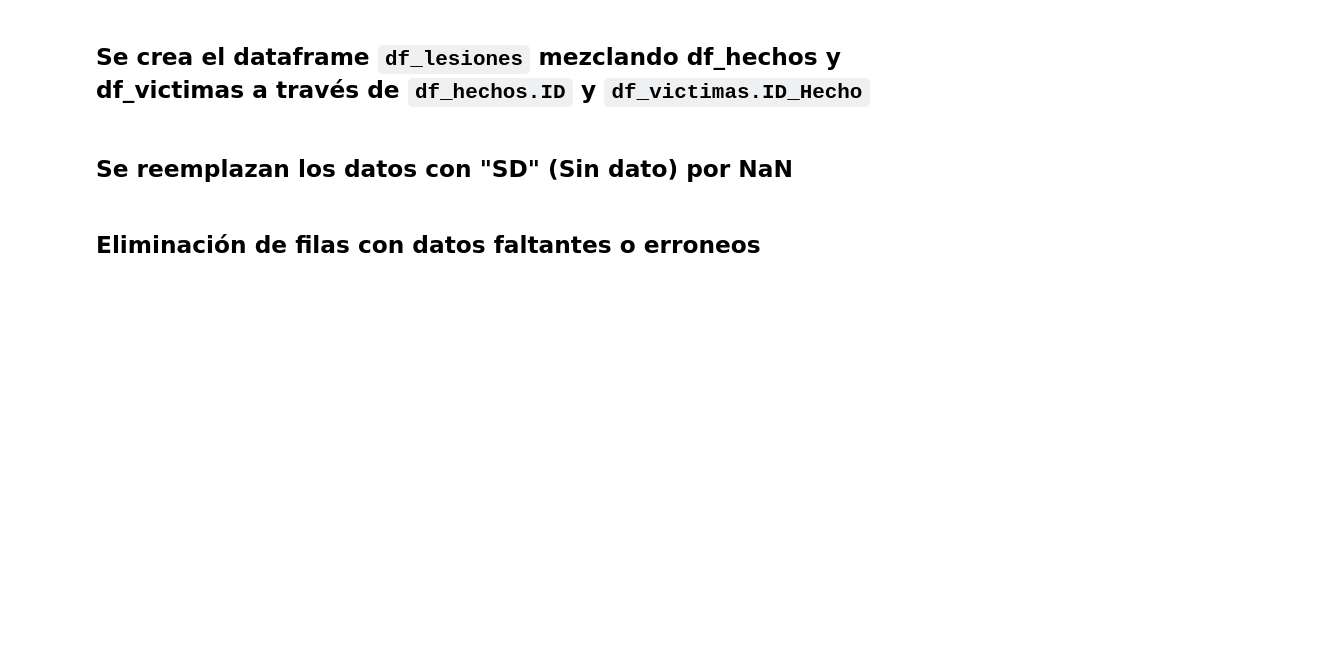
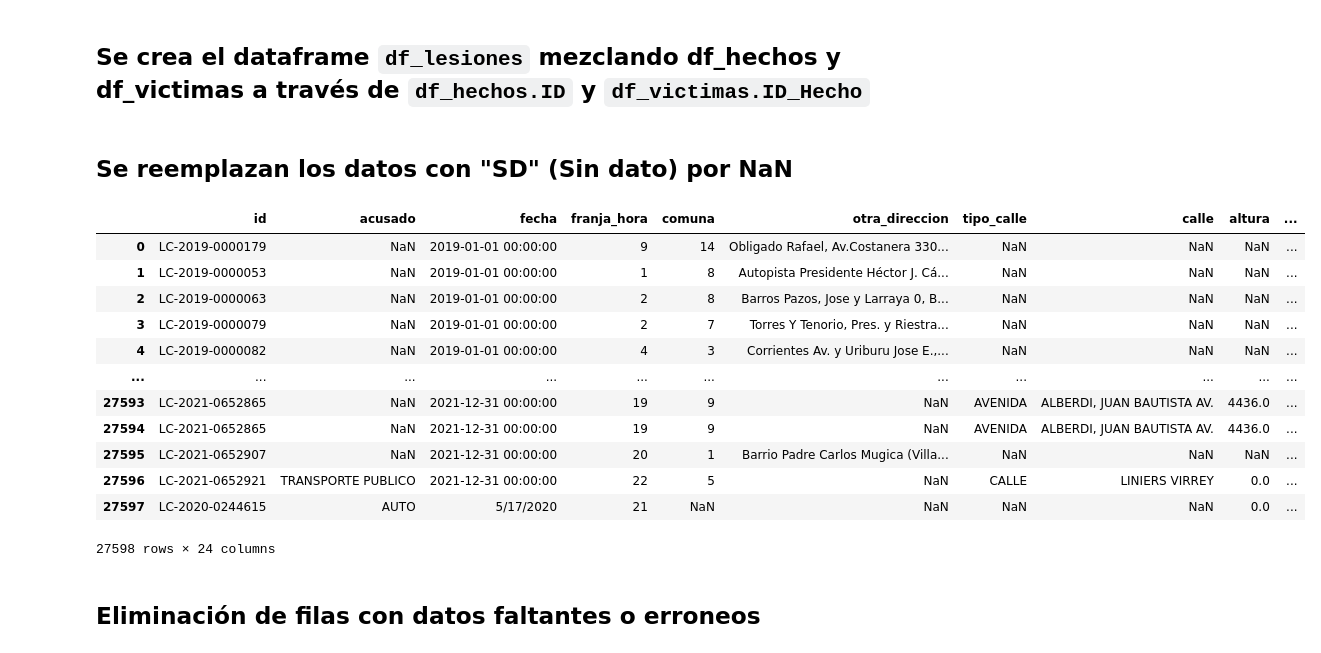
Before and after one commit to Aspirina180mg/PI02_Misael_Garcia_Torres, a Jupyter notebook: ETL.ipynb, the cells around one changed output. Cells and saved outputs as stored; diff of their text form; code cells hidden in the pictures; blank space fills up the shorter version.

```diff
--- a/ETL.ipynb
+++ b/ETL.ipynb
@@ -123,6 +121,7 @@ df_victimas = df_victimas.drop(["AAA", "MM", "DD", "FECHA "], axis=1)
 ## **Se crea el dataframe `df_lesiones` mezclando df_hechos y df_victimas a través de `df_hechos.ID` y `df_victimas.ID_Hecho`**
 # %%
 df_lesiones = pd.merge(df_hechos, df_victimas, left_on="id", right_on="ID hecho")
+df_lesiones = df_lesiones.rename(columns={'latutid': 'latitud'})
 df_lesiones = df_lesiones[
     [
         "id",
@@ -137,7 +136,7 @@ df_lesiones = df_lesiones[
         "cruce",
         "direccion_normalizada",
         "longitud",
-        "latutid",
+        "latitud",
         "n_victimas",
         "VEHICULO_VICTIMA",
         "moto",
@@ -151,11 +150,27 @@ df_lesiones = df_lesiones[
         "GRAVEDAD",
     ]
 ]
+del df_victimas
+del df_hechos
 # %% [markdown]
 ## **Se reemplazan los datos con "SD" (Sin dato) por NaN**
 # %%
 df_homicidios.replace("SD", np.nan, inplace=True)
-df_homicidios = df_homicidios.infer_objects(copy=False)
+df_homicidios.infer_objects(copy=False)
 
-df_victimas.replace("SD", np.nan, inplace=True)
-df_victimas = df_victimas.infer_objects(copy=False)
+df_lesiones.replace("SD", np.nan, inplace=True)
+df_lesiones.infer_objects(copy=False)
+# %% [output]
+|  | id | acusado | fecha | franja_hora | comuna | otra_direccion | tipo_calle | calle | altura | ... |
+| 0 | LC-2019-0000179 | NaN | 2019-01-01 00:00:00 | 9 | 14 | Obligado Rafael, Av.Costanera 330... | NaN | NaN | NaN | ... |
+| 1 | LC-2019-0000053 | NaN | 2019-01-01 00:00:00 | 1 | 8 | Autopista Presidente Héctor J. Cá... | NaN | NaN | NaN | ... |
+| 2 | LC-2019-0000063 | NaN | 2019-01-01 00:00:00 | 2 | 8 | Barros Pazos, Jose y Larraya 0, B... | NaN | NaN | NaN | ... |
+| 3 | LC-2019-0000079 | NaN | 2019-01-01 00:00:00 | 2 | 7 | Torres Y Tenorio, Pres. y Riestra... | NaN | NaN | NaN | ... |
+| 4 | LC-2019-0000082 | NaN | 2019-01-01 00:00:00 | 4 | 3 | Corrientes Av. y Uriburu Jose E.,... | NaN | NaN | NaN | ... |
+| ... | ... | ... | ... | ... | ... | ... | ... | ... | ... | ... |
+| 27593 | LC-2021-0652865 | NaN | 2021-12-31 00:00:00 | 19 | 9 | NaN | AVENIDA | ALBERDI, JUAN BAUTISTA AV. | 4436.0 | ... |
+| 27594 | LC-2021-0652865 | NaN | 2021-12-31 00:00:00 | 19 | 9 | NaN | AVENIDA | ALBERDI, JUAN BAUTISTA AV. | 4436.0 | ... |
+| 27595 | LC-2021-0652907 | NaN | 2021-12-31 00:00:00 | 20 | 1 | Barrio Padre Carlos Mugica (Villa... | NaN | NaN | NaN | ... |
+| 27596 | LC-2021-0652921 | TRANSPORTE PUBLICO | 2021-12-31 00:00:00 | 22 | 5 | NaN | CALLE | LINIERS VIRREY | 0.0 | ... |
+| 27597 | LC-2020-0244615 | AUTO | 5/17/2020 | 21 | NaN | NaN | NaN | NaN | 0.0 | ... |
+27598 rows × 24 columns
```
Also changed, not shown: parts of 59 cells of this notebook, 4 other files.
